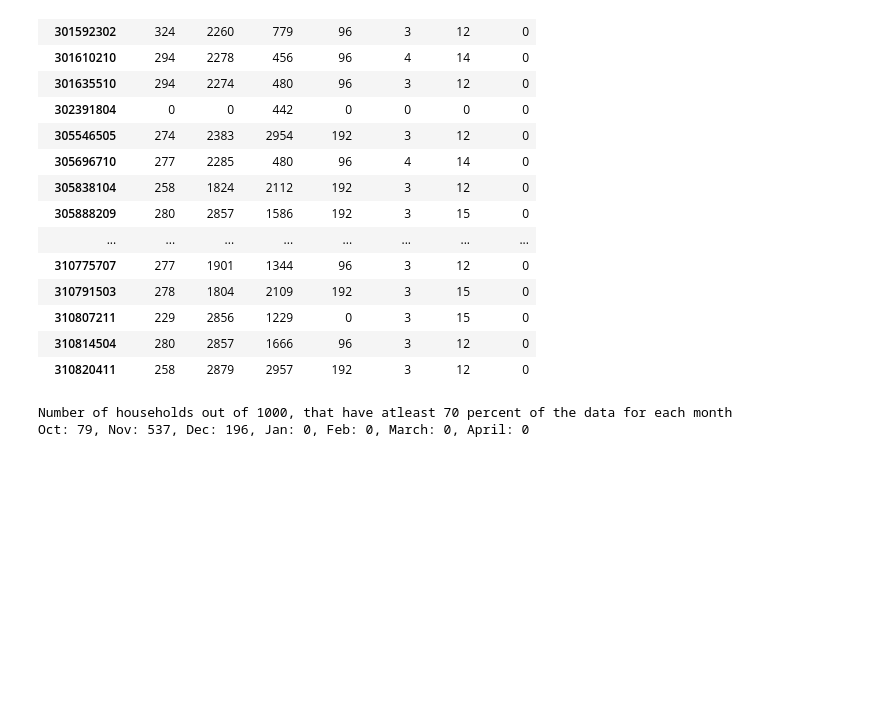
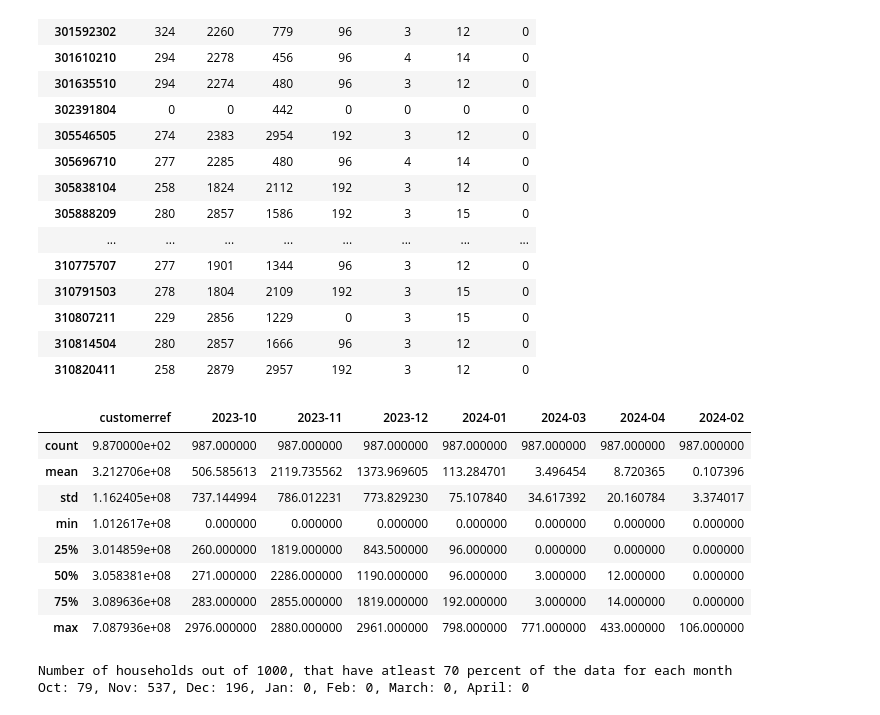
Before and after one commit to LIRNEasia/lacuna, a Jupyter notebook: code/power_consumption/sm/2024_april_data_dump.ipynb, the cells around one changed output. Cells and saved outputs as stored; diff of their text form; code cells hidden in the pictures; blank space fills up the shorter version.

```diff
--- a/code/power_consumption/sm/2024_april_data_dump.ipynb
+++ b/code/power_consumption/sm/2024_april_data_dump.ipynb
@@ -254,6 +254,18 @@ all_summaries.head(50)
 all_summaries.to_csv('/lirneasia/data/lacuna/raw/z_other/2024_april_data_dump_datapoints.csv')
 # %%
 april_sum = pd.read_csv('/lirneasia/data/lacuna/raw/z_other/2024_april_data_dump_datapoints.csv', low_memory=False)
+# %%
+april_sum.describe()
+# %% [output]
+|  | customerref | 2023-10 | 2023-11 | 2023-12 | 2024-01 | 2024-03 | 2024-04 | 2024-02 |
+| count | 9.870000e+02 | 987.000000 | 987.000000 | 987.000000 | 987.000000 | 987.000000 | 987.000000 | 987.000000 |
+| mean | 3.212706e+08 | 506.585613 | 2119.735562 | 1373.969605 | 113.284701 | 3.496454 | 8.720365 | 0.107396 |
+| std | 1.162405e+08 | 737.144994 | 786.012231 | 773.829230 | 75.107840 | 34.617392 | 20.160784 | 3.374017 |
+| min | 1.012617e+08 | 0.000000 | 0.000000 | 0.000000 | 0.000000 | 0.000000 | 0.000000 | 0.000000 |
+| 25% | 3.014859e+08 | 260.000000 | 1819.000000 | 843.500000 | 96.000000 | 0.000000 | 0.000000 | 0.000000 |
+| 50% | 3.058381e+08 | 271.000000 | 2286.000000 | 1190.000000 | 96.000000 | 3.000000 | 12.000000 | 0.000000 |
+| 75% | 3.089636e+08 | 283.000000 | 2855.000000 | 1819.000000 | 192.000000 | 3.000000 | 14.000000 | 0.000000 |
+| max | 7.087936e+08 | 2976.000000 | 2880.000000 | 2961.000000 | 798.000000 | 771.000000 | 433.000000 | 106.000000 |
 # %%
 april_sum['2023-10'] = ((april_sum['2023-10'] / 2976)*100).round(2)
 april_sum['2023-11'] = ((april_sum['2023-11'] / 2880)*100).round(2)
```
Also changed, not shown: 3 other files.
